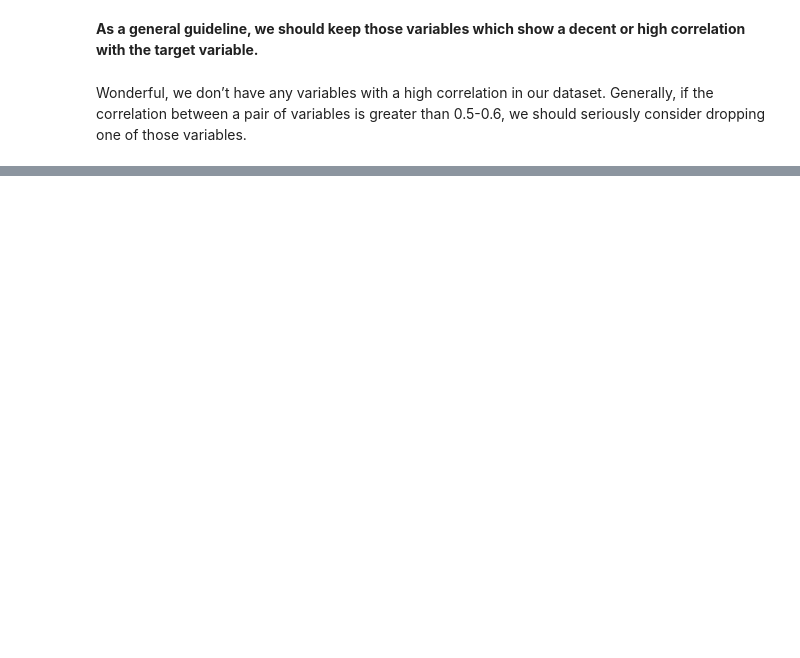
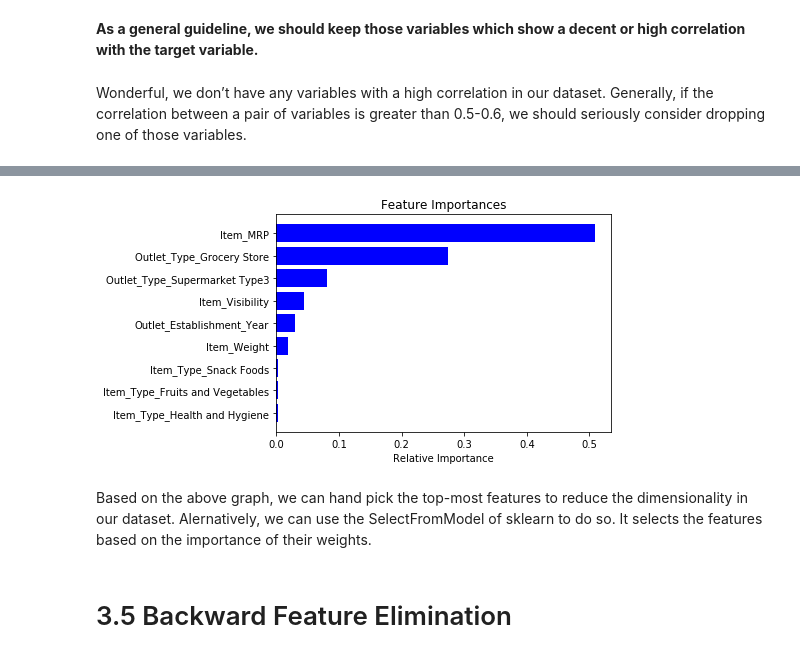
Before and after one commit to kornellewy/12-Dimensionality-Reduction-Techniques, a Jupyter notebook: 12_Dimensionality_Reduction_Techniques.ipynb, the cells around one changed output, grey strips where cells are left out. Cells and saved outputs as stored; diff of their text form; code cells hidden in the pictures; blank space fills up the shorter version.

```diff
--- a/12_Dimensionality_Reduction_Techniques.ipynb
+++ b/12_Dimensionality_Reduction_Techniques.ipynb
@@ -124,0 +131,8 @@ Wonderful, we don’t have any variables with a high correlation in our dataset.
+# %%
+from sklearn.ensemble import RandomForestRegressor
+df=train.drop('Item_Outlet_Sales', 1)
+df = df.drop(['Item_Identifier', 'Outlet_Identifier'], axis=1)
+model = RandomForestRegressor(random_state=1, max_depth=10)
+# one hot encoding
+df = pd.get_dummies(df)
+model.fit(df, train.Item_Outlet_Sales)
@@ -124,0 +147,13 @@ Wonderful, we don’t have any variables with a high correlation in our dataset.
+# %%
+features = df.columns
+importances = model.feature_importances_
+indices = np.argsort(importances)[-9:]  # top 10 features
+plt.title('Feature Importances')
+plt.barh(range(len(indices)), importances[indices], color='b', align='center')
+plt.yticks(range(len(indices)), [features[i] for i in indices])
+plt.xlabel('Relative Importance')
+plt.show()
+# %% [output]
+[figure, added]
+# %% [markdown]
+Based on the above graph, we can hand pick the top-most features to reduce the dimensionality in our dataset. Alernatively, we can use the SelectFromModel of sklearn to do so. It selects the features based on the importance of their weights.
@@ -124,0 +164,2 @@ Wonderful, we don’t have any variables with a high correlation in our dataset.
+# %% [markdown]
+# 3.5 Backward Feature Elimination
```
Also changed, not shown: parts of 13 cells of this notebook.
